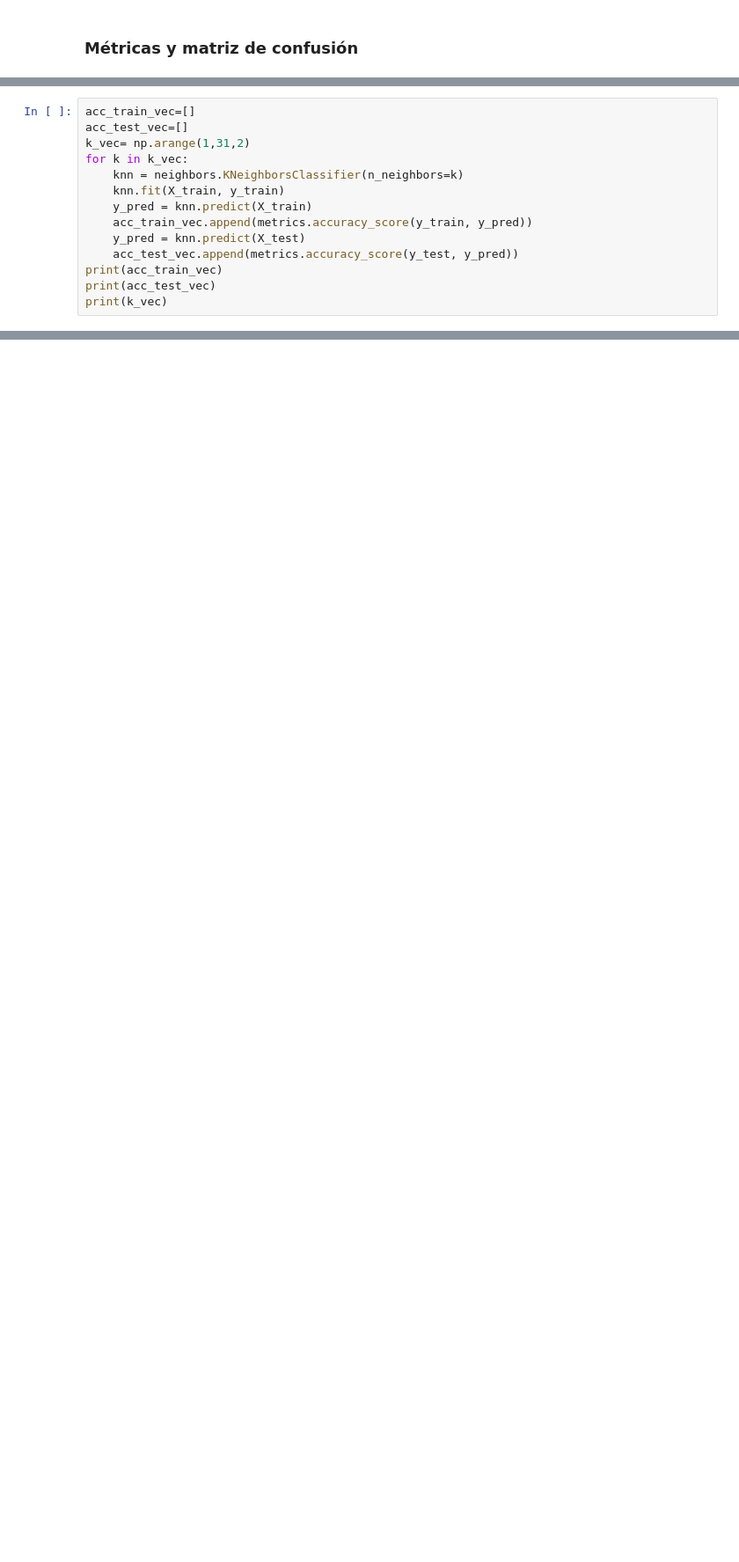
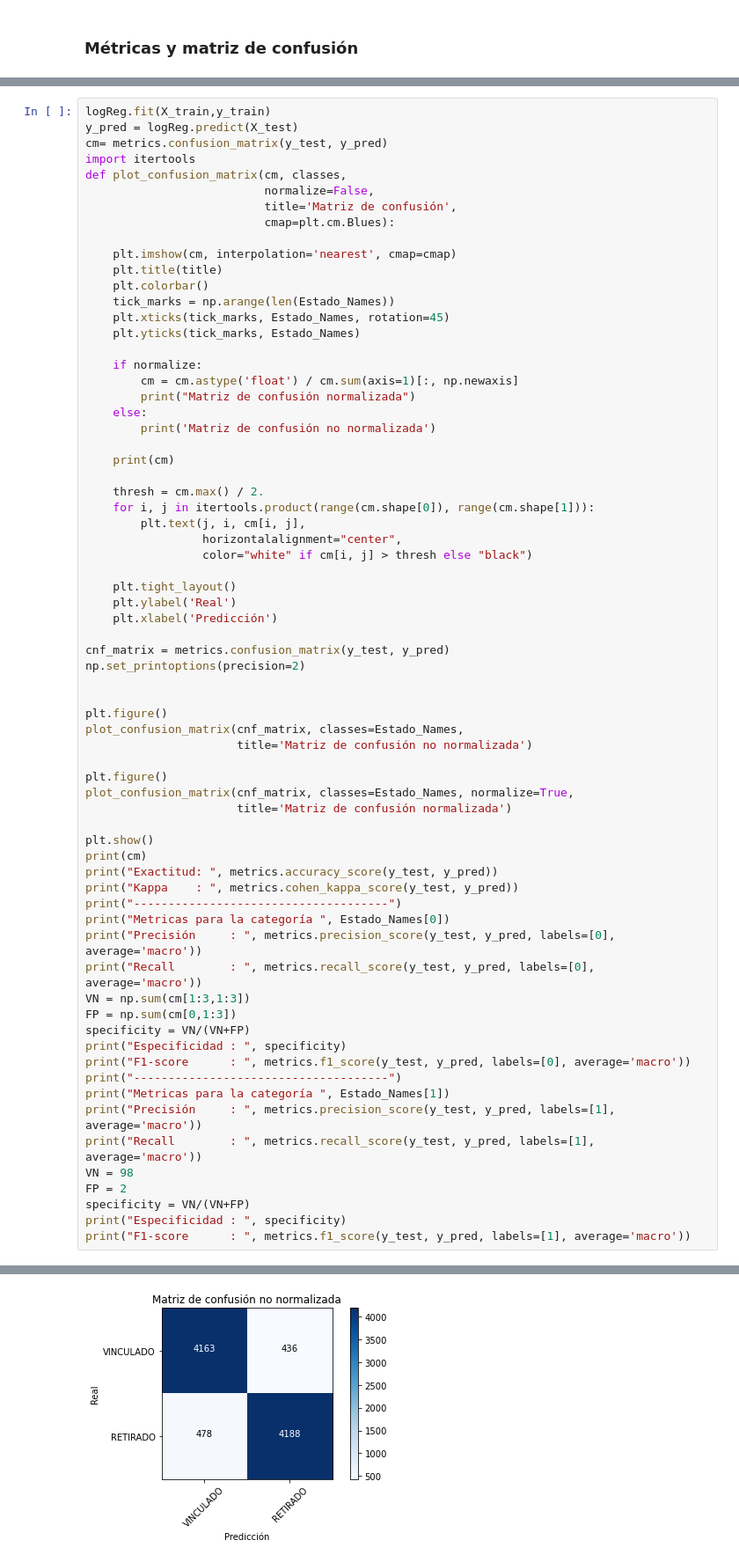
Before and after one commit to JuanDavidBallesteros/Telco-ML, a Jupyter notebook: Proyecto Final.ipynb, the cells around one changed output, grey strips where cells are left out. Shown at 88% size. Cells and saved outputs as stored; diff of their text form; blank space fills up the shorter version.

```diff
--- a/Proyecto Final.ipynb
+++ b/Proyecto Final.ipynb
@@ -657,14 +658,0 @@ array([ 1,  3,  5,  7,  9, 11, 13, 15, 17, 19, 21, 23, 25, 27, 29])
-# %%
-acc_train_vec=[]
-acc_test_vec=[]
-k_vec= np.arange(1,31,2)
-for k in k_vec:
-    knn = neighbors.KNeighborsClassifier(n_neighbors=k)
-    knn.fit(X_train, y_train)
-    y_pred = knn.predict(X_train)
-    acc_train_vec.append(metrics.accuracy_score(y_train, y_pred))
-    y_pred = knn.predict(X_test)
-    acc_test_vec.append(metrics.accuracy_score(y_test, y_pred))
-print(acc_train_vec)
-print(acc_test_vec)
-print(k_vec)
@@ -725,0 +661,70 @@ KeyError: "None of [Int64Index([    0,     1,     2,     3,     5,     6,     7,
+# %%
+logReg.fit(X_train,y_train)
+y_pred = logReg.predict(X_test)
+cm= metrics.confusion_matrix(y_test, y_pred)
+import itertools
+def plot_confusion_matrix(cm, classes,
+                          normalize=False,
+                          title='Matriz de confusión',
+                          cmap=plt.cm.Blues):
+
+    plt.imshow(cm, interpolation='nearest', cmap=cmap)
+    plt.title(title)
+    plt.colorbar()
+    tick_marks = np.arange(len(Estado_Names))
+    plt.xticks(tick_marks, Estado_Names, rotation=45)
+    plt.yticks(tick_marks, Estado_Names)
+
+    if normalize:
+        cm = cm.astype('float') / cm.sum(axis=1)[:, np.newaxis]
+        print("Matriz de confusión normalizada")
+    else:
+        print('Matriz de confusión no normalizada')
+
+    print(cm)
+
+    thresh = cm.max() / 2.
+    for i, j in itertools.product(range(cm.shape[0]), range(cm.shape[1])):
+        plt.text(j, i, cm[i, j],
+                 horizontalalignment="center",
+                 color="white" if cm[i, j] > thresh else "black")
+
+    plt.tight_layout()
+    plt.ylabel('Real')
+    plt.xlabel('Predicción')
+
+cnf_matrix = metrics.confusion_matrix(y_test, y_pred)
+np.set_printoptions(precision=2)
+
+
+plt.figure()
+plot_confusion_matrix(cnf_matrix, classes=Estado_Names,
+                      title='Matriz de confusión no normalizada')
+
+plt.figure()
+plot_confusion_matrix(cnf_matrix, classes=Estado_Names, normalize=True,
+                      title='Matriz de confusión normalizada')
+
+plt.show()
+print(cm)
+print("Exactitud: ", metrics.accuracy_score(y_test, y_pred))
+print("Kappa    : ", metrics.cohen_kappa_score(y_test, y_pred))
+print("-------------------------------------")
+print("Metricas para la categoría ", Estado_Names[0])
+print("Precisión     : ", metrics.precision_score(y_test, y_pred, labels=[0], average='macro'))
+print("Recall        : ", metrics.recall_score(y_test, y_pred, labels=[0], average='macro'))
+VN = np.sum(cm[1:3,1:3])
+FP = np.sum(cm[0,1:3])
+specificity = VN/(VN+FP)
+print("Especificidad : ", specificity)
+print("F1-score      : ", metrics.f1_score(y_test, y_pred, labels=[0], average='macro'))
+print("-------------------------------------")
+print("Metricas para la categoría ", Estado_Names[1])
+print("Precisión     : ", metrics.precision_score(y_test, y_pred, labels=[1], average='macro'))
+print("Recall        : ", metrics.recall_score(y_test, y_pred, labels=[1], average='macro'))
+VN = 98
+FP = 2
+specificity = VN/(VN+FP)
+print("Especificidad : ", specificity)
+print("F1-score      : ", metrics.f1_score(y_test, y_pred, labels=[1], average='macro'))
+# %% [output]
@@ -725,0 +737 @@ KeyError: "None of [Int64Index([    0,     1,     2,     3,     5,     6,     7,
+[figure, added]
```
Also changed, not shown: parts of 38 cells of this notebook.
